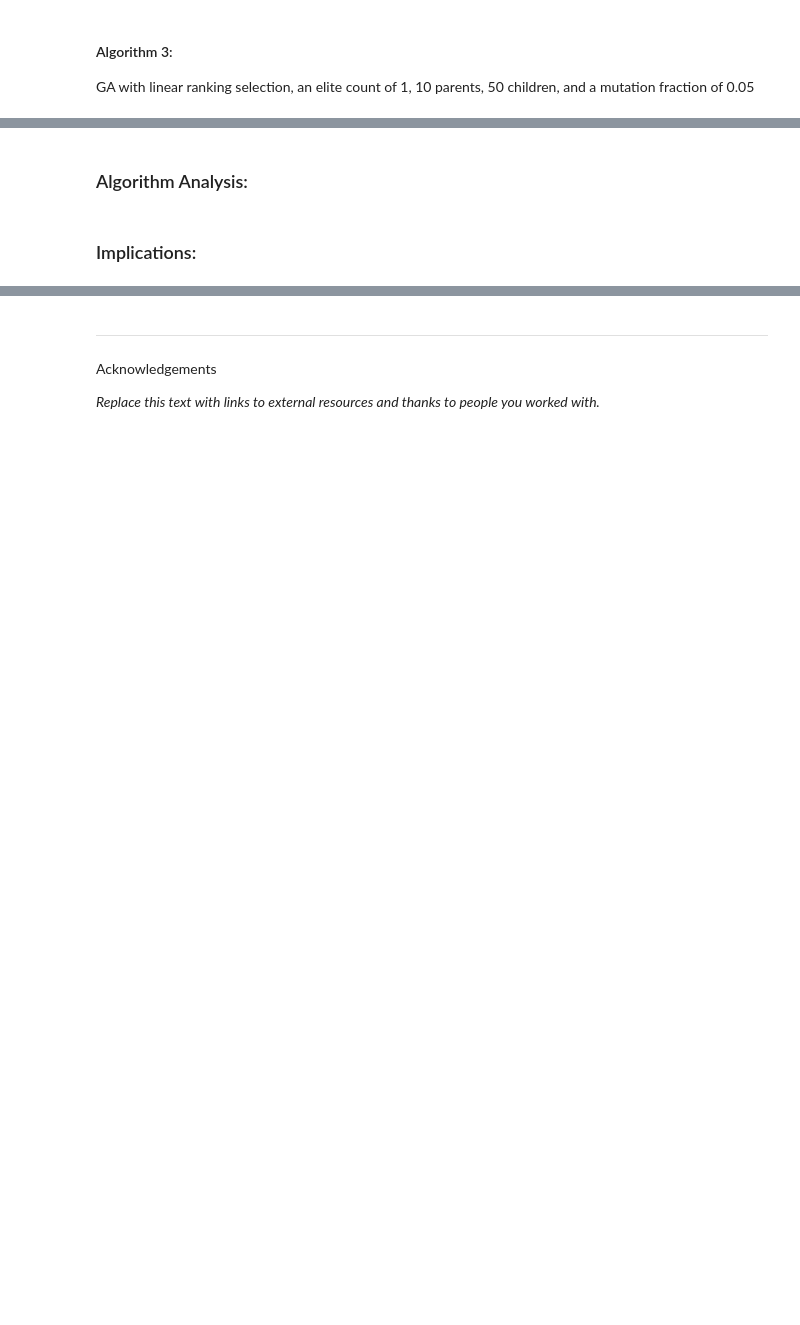
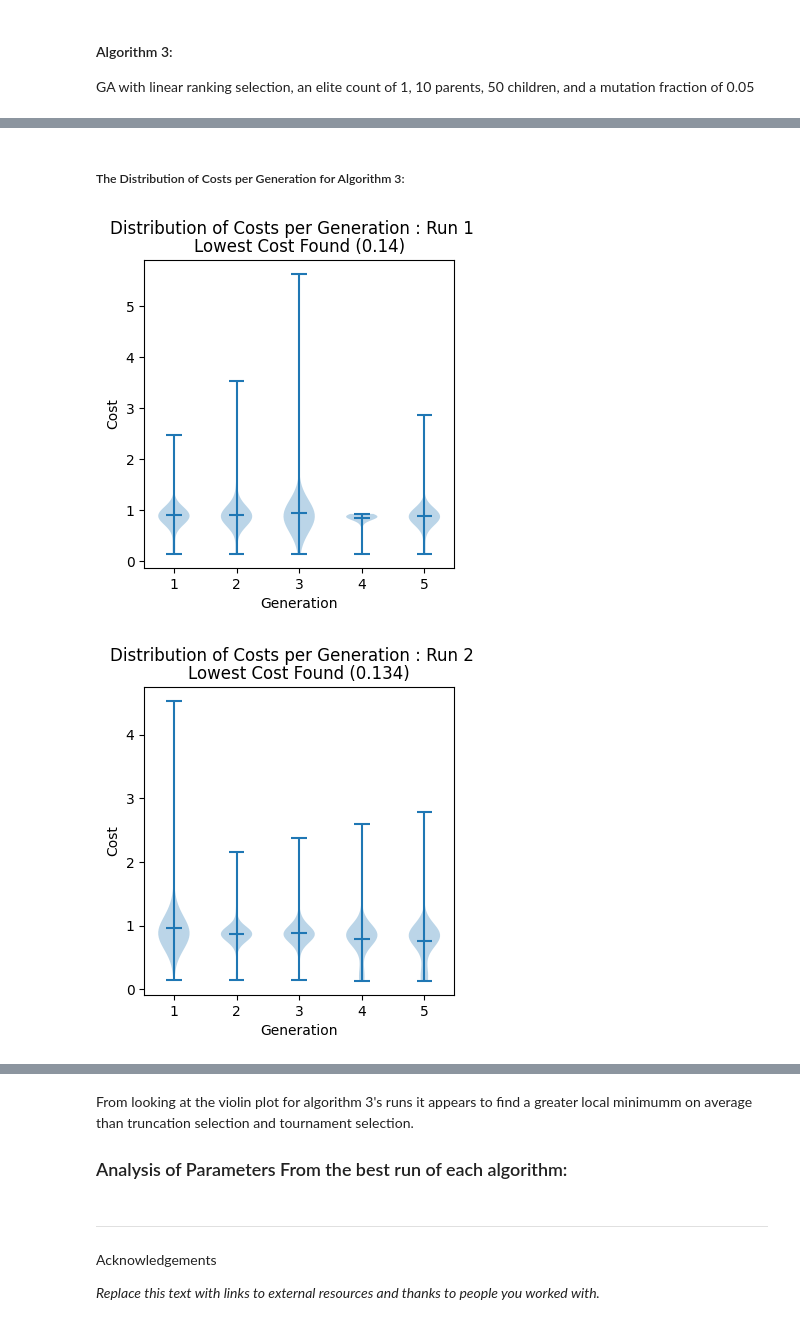
Before and after one commit to mattjax16/CS341, a Jupyter notebook: Project-4/Project4.ipynb, the cells around one changed output, grey strips where cells are left out. Saved outputs shown, nothing was run; the diff lists cells and outputs as text; code cells hidden in the pictures; blank space fills up the shorter version.

```diff
--- a/Project-4/Project4.ipynb
+++ b/Project-4/Project4.ipynb
@@ -584,4 +669,14 @@ for run_num in range(1,6):
-# %% [markdown]
-### Algorithm Analysis:
-# %% [markdown]
-### Implications:
+# %% [markdown]
+##### The Distribution of Costs per Generation for Algorithm 3:
+# %%
+x_axis = np.arange(1, 6)
+for run_number, run in enumerate(alg_3_results):
+    plt.figure(figsize=(4, 4))
+    plt.suptitle(f"Distribution of Costs per Generation : Run {run_number + 1} ")
+    plt.violinplot(run[3][1:], x_axis, showmeans=True)
+    plt.xlabel('Generation')
+    plt.ylabel('Cost')
+    plt.title(f'Lowest Cost Found ({run[1]:.3})')
+# %% [output]
+[figure, added]
+[figure, added]
@@ -587,0 +686,4 @@ for run_num in range(1,6):
+# %% [markdown]
+From looking at the violin plot for algorithm 3's runs it appears to find a greater local minimumm on average than truncation selection and tournament selection.
+
+### Analysis of Parameters From the best run of each algorithm:
```
Also changed, not shown: parts of 13 cells of this notebook.
